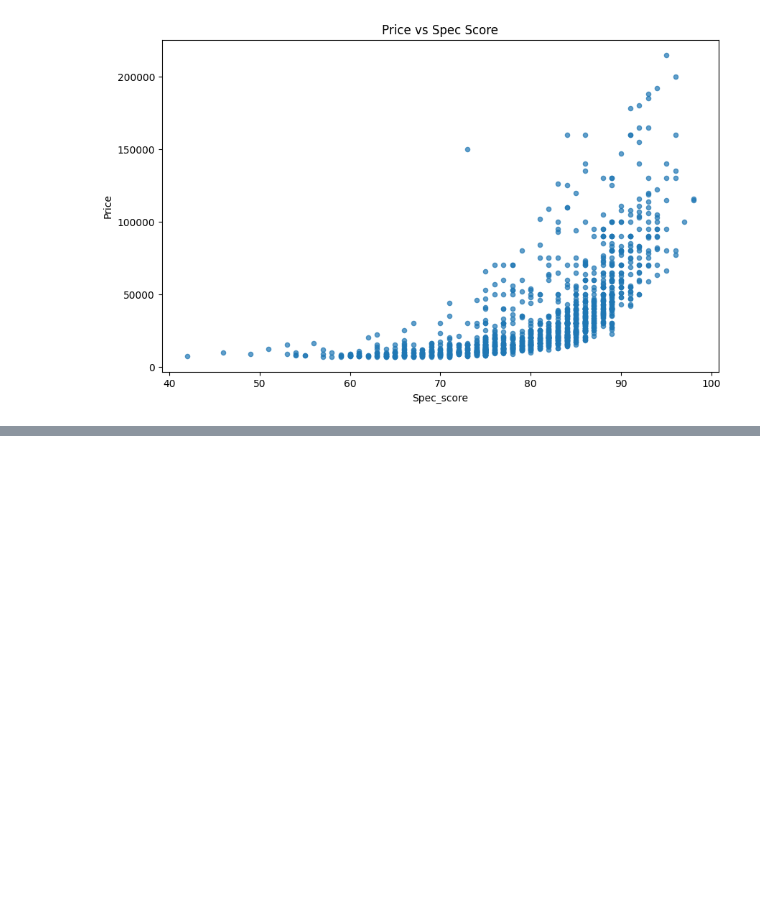
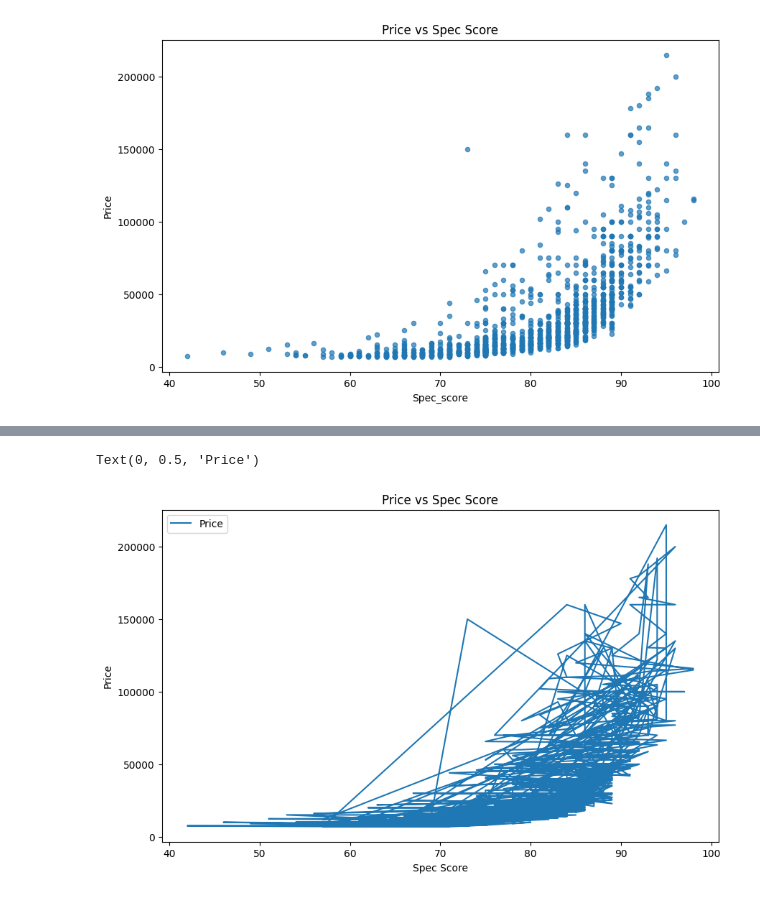
Before and after one commit to P-Pokharel/learning-data-analysis, a Jupyter notebook: accessing_csv.ipynb, the cells around one changed output, grey strips where cells are left out. Drawn from its saved outputs; the diff is of its cells as text; code cells hidden in the pictures; blank space fills up the shorter version.

```diff
--- a/accessing_csv.ipynb
+++ b/accessing_csv.ipynb
@@ -53,3 +73,5 @@ df.plot(kind='scatter', x='Spec_score', y='Price', alpha=0.7, figsize=(10, 6), t
 <Axes: title={'center': 'Price vs Spec Score'}, xlabel='Spec_score', ylabel='Price'>
 [figure]
 [figure]
+# %%
+df = df.drop('Unnamed: 0', axis = 'columns')
@@ -55,0 +94,7 @@ df.plot(kind='scatter', x='Spec_score', y='Price', alpha=0.7, figsize=(10, 6), t
+# %%
+df.plot(kind='line', x='Spec_score', y='Price', figsize=(10, 6), title='Price vs Spec Score')
+plt.xlabel('Spec Score')
+plt.ylabel('Price')
+# %% [output]
+Text(0, 0.5, 'Price')
+[figure, added]
```
Also changed, not shown: parts of 2 cells of this notebook, 1 other file.
